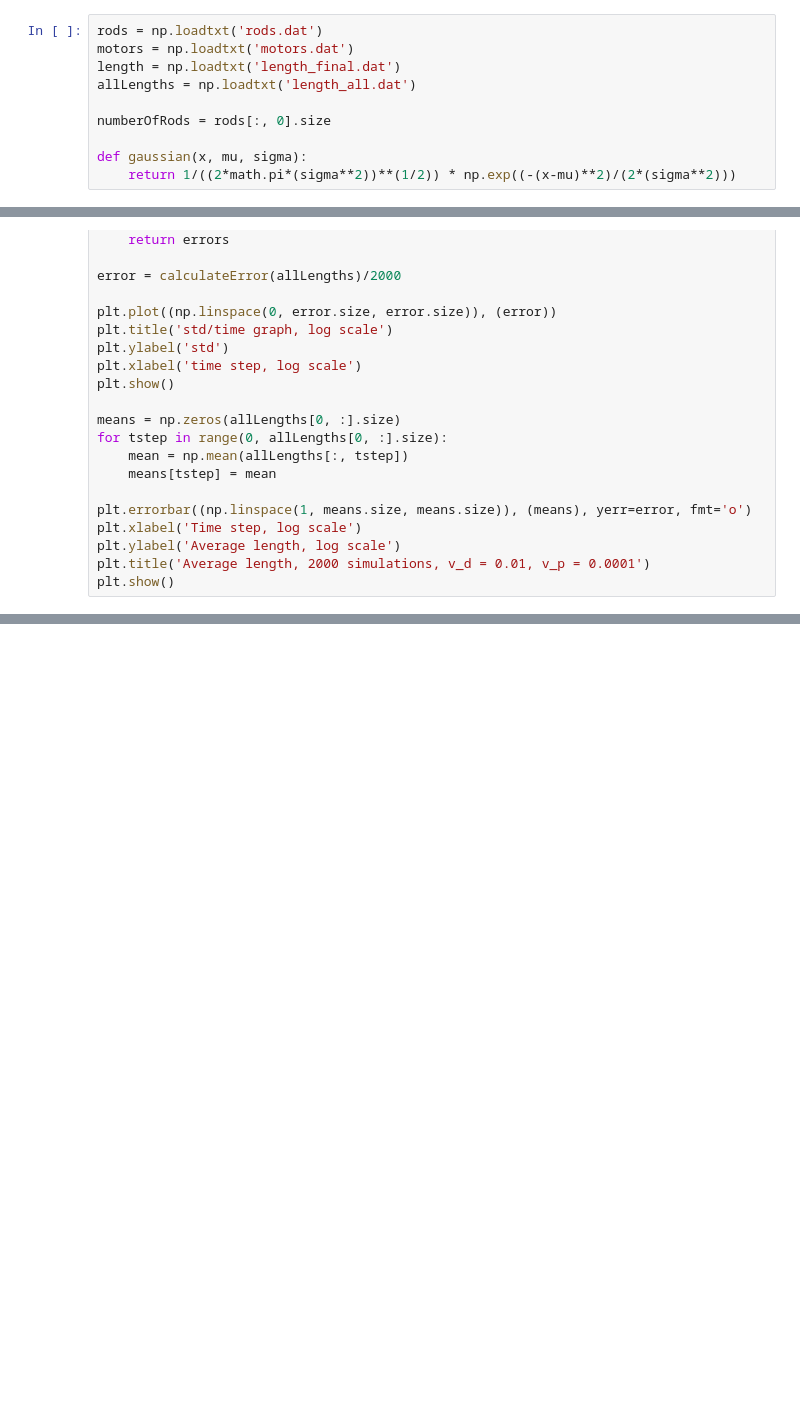
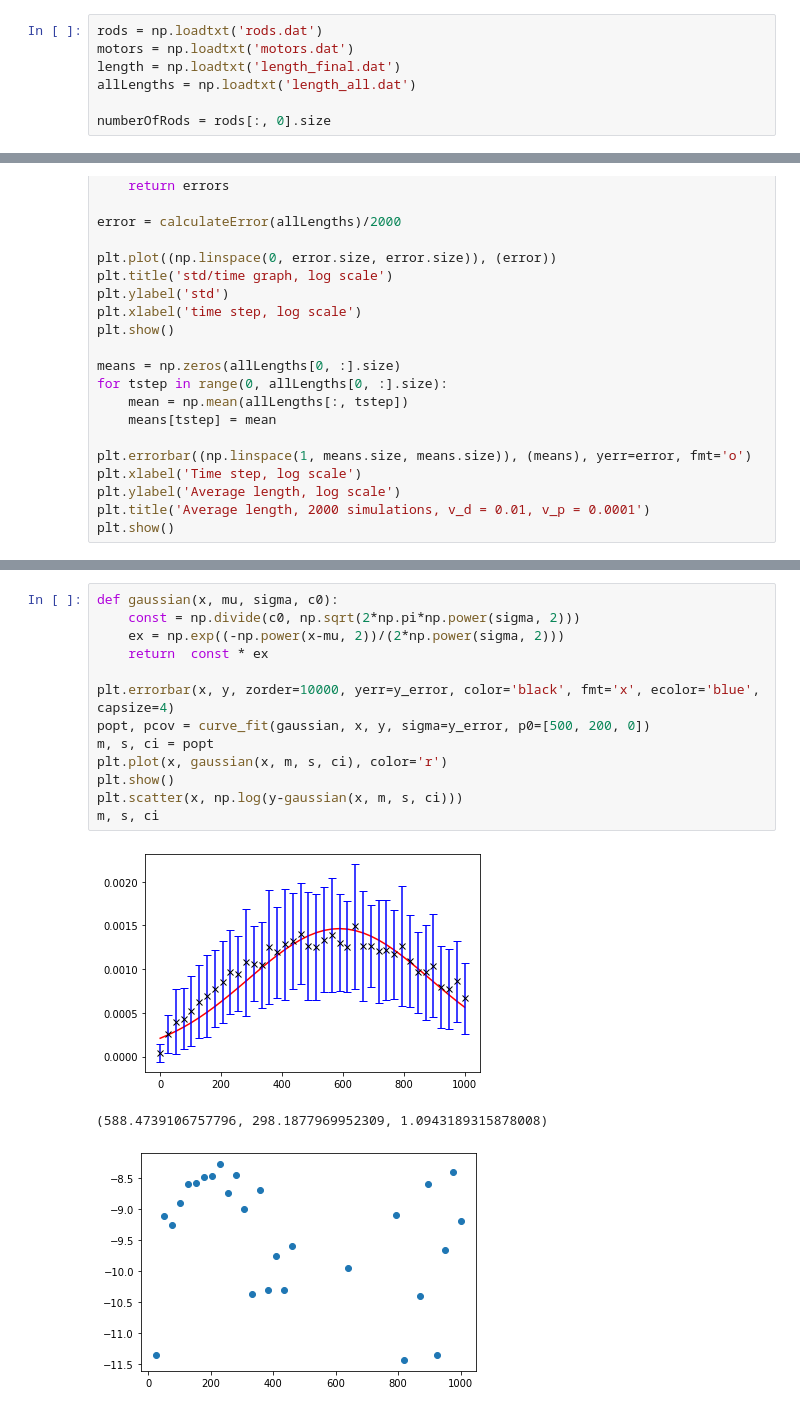
Before and after one commit to Terasuki/UG-PX402-ActiveMatter-2022-23, a Jupyter notebook: graphs.ipynb, the cells around one changed output, grey strips where cells are left out. Saved outputs shown, nothing was run; the diff lists cells and outputs as text; blank space fills up the shorter version.

```diff
--- a/graphs.ipynb
+++ b/graphs.ipynb
@@ -22,9 +23,6 @@ length = np.loadtxt('length_final.dat')
 allLengths = np.loadtxt('length_all.dat')
 
 numberOfRods = rods[:, 0].size
-
-def gaussian(x, mu, sigma):
-    return 1/((2*math.pi*(sigma**2))**(1/2)) * np.exp((-(x-mu)**2)/(2*(sigma**2)))
 # %%
 def calculateMotorPositions(RodsMatrix, MotorMatrix, numberOfMotors):
 
@@ -393,0 +389,17 @@ Error +-: [0.00016613380241403198, 0.0018565618599432432]
+# %%
+def gaussian(x, mu, sigma, c0):
+    const = np.divide(c0, np.sqrt(2*np.pi*np.power(sigma, 2)))
+    ex = np.exp((-np.power(x-mu, 2))/(2*np.power(sigma, 2)))
+    return  const * ex
+
+plt.errorbar(x, y, zorder=10000, yerr=y_error, color='black', fmt='x', ecolor='blue', capsize=4)
+popt, pcov = curve_fit(gaussian, x, y, sigma=y_error, p0=[500, 200, 0])
+m, s, ci = popt
+plt.plot(x, gaussian(x, m, s, ci), color='r')
+plt.show()
+plt.scatter(x, np.log(y-gaussian(x, m, s, ci)))
+m, s, ci
+# %% [output]
+[figure, added]
+(588.4739106757796, 298.1877969952309, 1.0943189315878008)
+[figure, added]
```
Also changed, not shown: parts of 12 cells of this notebook, 1 other file.
